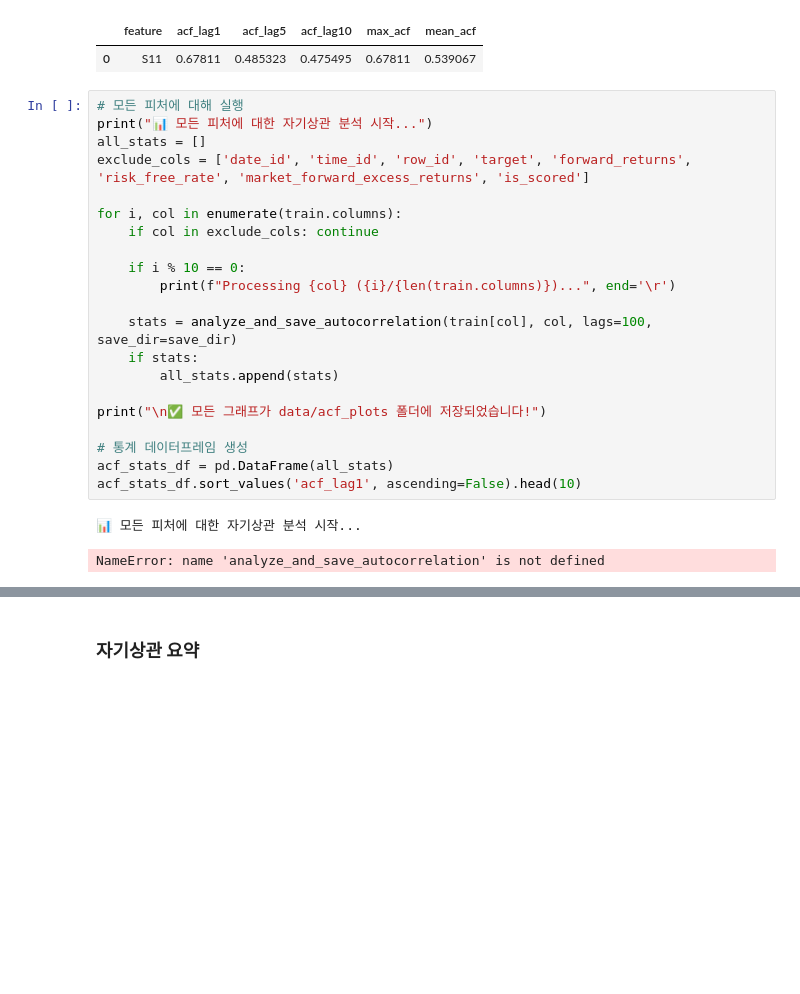
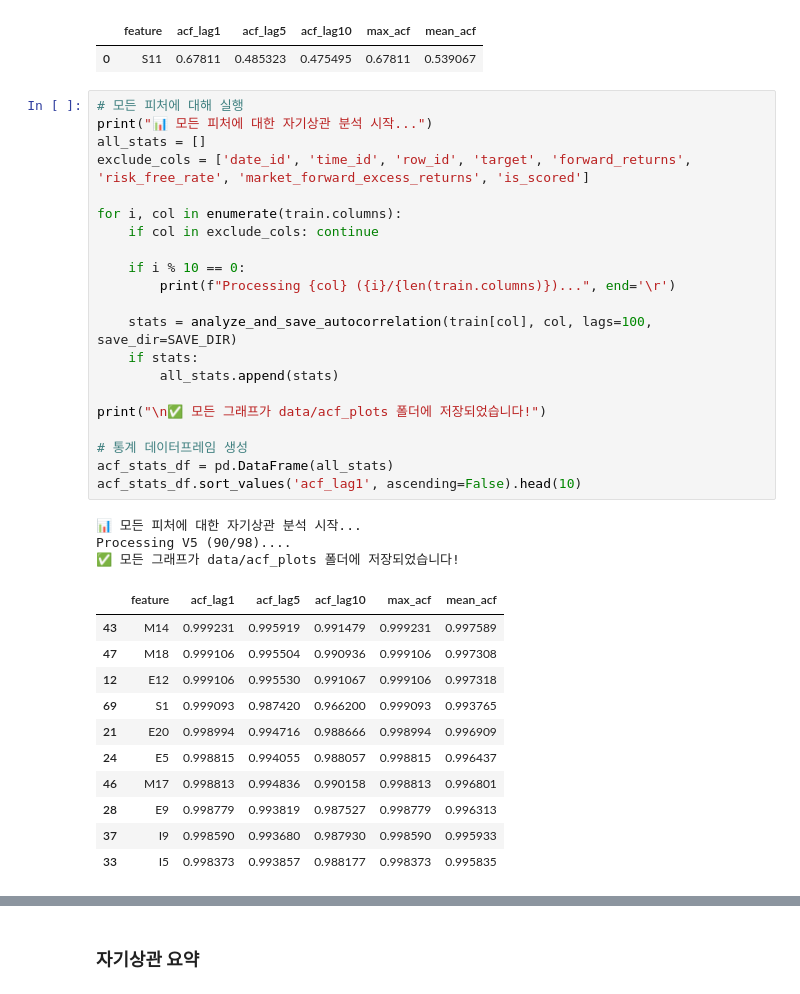
Before and after one commit to junreud/quant, a Jupyter notebook: notebooks/01_eda.ipynb, the cells around one changed output, grey strips where cells are left out. Drawn from its saved outputs; the diff is of its cells as text; blank space fills up the shorter version.

```diff
--- a/notebooks/01_eda.ipynb
+++ b/notebooks/01_eda.ipynb
@@ -669,27 +669,39 @@ Processing S11 (1/1)...
 # %%
 # 모든 피처에 대해 실행
 print("📊 모든 피처에 대한 자기상관 분석 시작...")
 all_stats = []
 exclude_cols = ['date_id', 'time_id', 'row_id', 'target', 'forward_returns', 'risk_free_rate', 'market_forward_excess_returns', 'is_scored']
 
 for i, col in enumerate(train.columns):
     if col in exclude_cols: continue
 
     if i % 10 == 0:
         print(f"Processing {col} ({i}/{len(train.columns)})...", end='\r')
 
-    stats = analyze_and_save_autocorrelation(train[col], col, lags=100, save_dir=save_dir)
+    stats = analyze_and_save_autocorrelation(train[col], col, lags=100, save_dir=SAVE_DIR)
     if stats:
         all_stats.append(stats)
 
 print("\n✅ 모든 그래프가 data/acf_plots 폴더에 저장되었습니다!")
 
 # 통계 데이터프레임 생성
 acf_stats_df = pd.DataFrame(all_stats)
 acf_stats_df.sort_values('acf_lag1', ascending=False).head(10)
 # %% [output]
 📊 모든 피처에 대한 자기상관 분석 시작...
+Processing V5 (90/98)....
+✅ 모든 그래프가 data/acf_plots 폴더에 저장되었습니다!
-NameError: name 'analyze_and_save_autocorrelation' is not defined
+|  | feature | acf_lag1 | acf_lag5 | acf_lag10 | max_acf | mean_acf |
+| 43 | M14 | 0.999231 | 0.995919 | 0.991479 | 0.999231 | 0.997589 |
+| 47 | M18 | 0.999106 | 0.995504 | 0.990936 | 0.999106 | 0.997308 |
+| 12 | E12 | 0.999106 | 0.995530 | 0.991067 | 0.999106 | 0.997318 |
+| 69 | S1 | 0.999093 | 0.987420 | 0.966200 | 0.999093 | 0.993765 |
+| 21 | E20 | 0.998994 | 0.994716 | 0.988666 | 0.998994 | 0.996909 |
+| 24 | E5 | 0.998815 | 0.994055 | 0.988057 | 0.998815 | 0.996437 |
+| 46 | M17 | 0.998813 | 0.994836 | 0.990158 | 0.998813 | 0.996801 |
+| 28 | E9 | 0.998779 | 0.993819 | 0.987527 | 0.998779 | 0.996313 |
+| 37 | I9 | 0.998590 | 0.993680 | 0.987930 | 0.998590 | 0.995933 |
+| 33 | I5 | 0.998373 | 0.993857 | 0.988177 | 0.998373 | 0.995835 |
 # %%
 # 그룹별 대표 피처 자기상관 분석
 group_acf_stats = []
```
Also changed, not shown: parts of 2 cells of this notebook, 9 other files.
